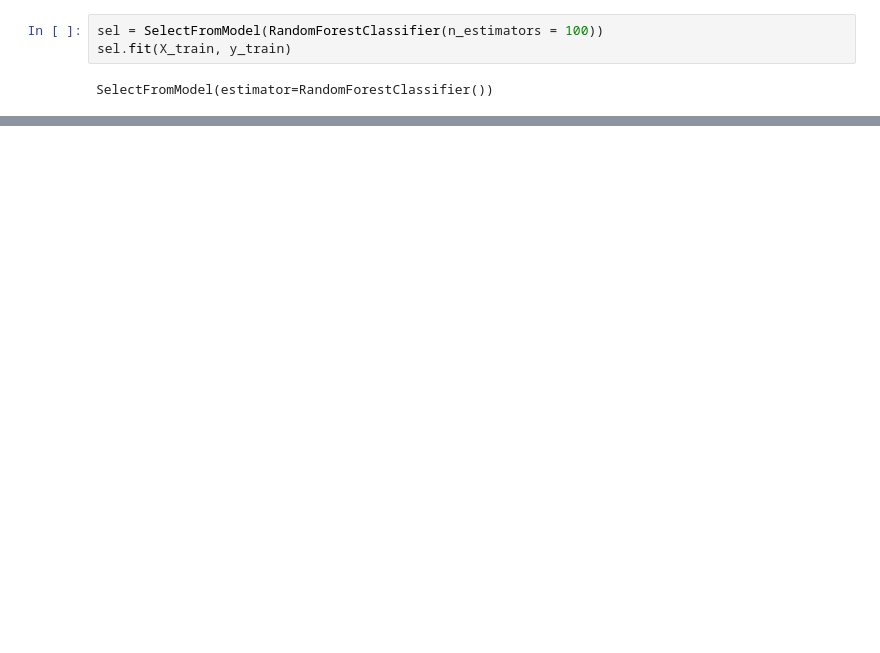
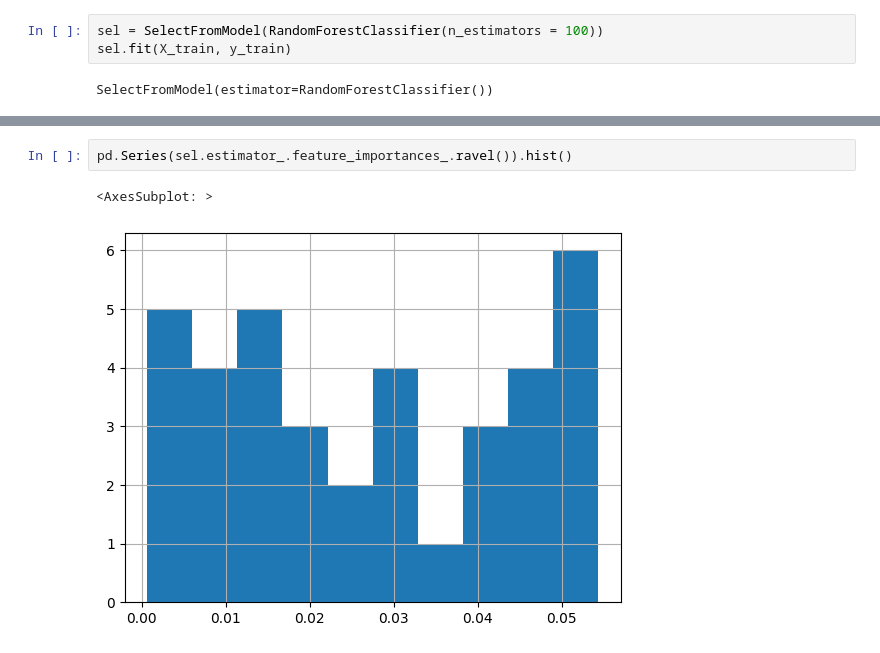
Before and after one commit to akr808/refreshers, a Jupyter notebook: pandas_refresher/random_operations.ipynb, the cells around one changed output, grey strips where cells are left out. Saved outputs shown, nothing was run; the diff lists cells and outputs as text; blank space fills up the shorter version.

Commit message:
Added plot for the significant features

```diff
--- a/pandas_refresher/random_operations.ipynb
+++ b/pandas_refresher/random_operations.ipynb
@@ -132 +125,6 @@ Index(['Id', 'LotFrontage', 'LotArea', 'YearBuilt', 'YearRemodAdd',
       dtype='object')
+# %%
+pd.Series(sel.estimator_.feature_importances_.ravel()).hist()
+# %% [output]
+<AxesSubplot: >
+[figure, added]
```
Also changed, not shown: parts of 7 cells of this notebook.
